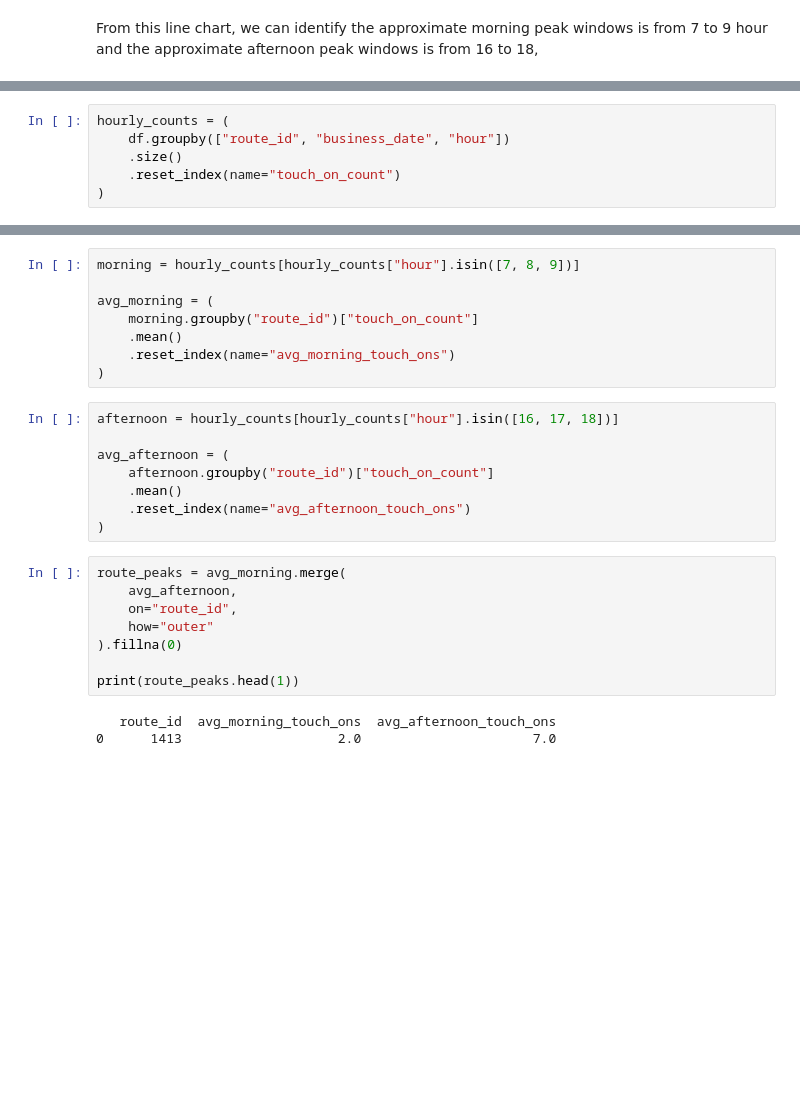
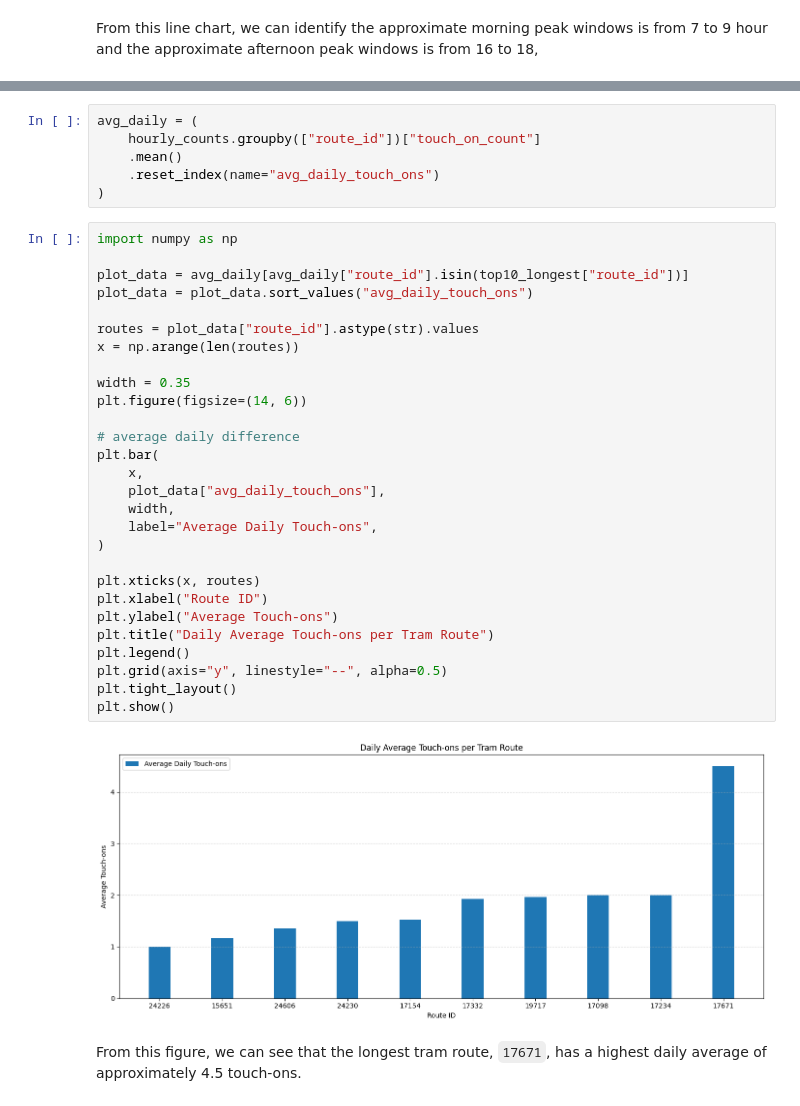
Before and after one commit to wenyupeng/data-wrangling-2025, a Jupyter notebook: 4P.ipynb, the cells around one changed output, grey strips where cells are left out. Drawn from its saved outputs; the diff is of its cells as text; blank space fills up the shorter version.

```diff
--- a/4P.ipynb
+++ b/4P.ipynb
@@ -451,6 +326,0 @@ df["hour"] = df["date_time_on"].dt.hour
-# %%
-hourly_counts = (
-    df.groupby(["route_id", "business_date", "hour"])
-    .size()
-    .reset_index(name="touch_on_count")
-)
@@ -457,27 +350,38 @@ hourly_counts = (
 # %%
-morning = hourly_counts[hourly_counts["hour"].isin([7, 8, 9])]
-
-avg_morning = (
-    morning.groupby("route_id")["touch_on_count"]
+avg_daily = (
+    hourly_counts.groupby(["route_id"])["touch_on_count"]
     .mean()
-    .reset_index(name="avg_morning_touch_ons")
+    .reset_index(name="avg_daily_touch_ons")
 )
-# %%
-afternoon = hourly_counts[hourly_counts["hour"].isin([16, 17, 18])]
-
-avg_afternoon = (
-    afternoon.groupby("route_id")["touch_on_count"]
-    .mean()
-    .reset_index(name="avg_afternoon_touch_ons")
-)
 # %%
-route_peaks = avg_morning.merge(
-    avg_afternoon,
-    on="route_id",
-    how="outer"
-).fillna(0)
+import numpy as np
 
-print(route_peaks.head(1))
+plot_data = avg_daily[avg_daily["route_id"].isin(top10_longest["route_id"])]
+plot_data = plot_data.sort_values("avg_daily_touch_ons")
+
+routes = plot_data["route_id"].astype(str).values
+x = np.arange(len(routes))
+
+width = 0.35
+plt.figure(figsize=(14, 6))
+
+# average daily difference
+plt.bar(
+    x,
+    plot_data["avg_daily_touch_ons"],
+    width,
+    label="Average Daily Touch-ons",
+)
+
+plt.xticks(x, routes)
+plt.xlabel("Route ID")
+plt.ylabel("Average Touch-ons")
+plt.title("Daily Average Touch-ons per Tram Route")
+plt.legend()
+plt.grid(axis="y", linestyle="--", alpha=0.5)
+plt.tight_layout()
+plt.show()
 # %% [output]
-   route_id  avg_morning_touch_ons  avg_afternoon_touch_ons
-0      1413                    2.0                      7.0
+[figure, added]
+# %% [markdown]
+From this figure, we can see that the longest tram route, `17671`, has a highest daily average of approximately 4.5 touch-ons.
```
Also changed, not shown: parts of 40 cells of this notebook.
